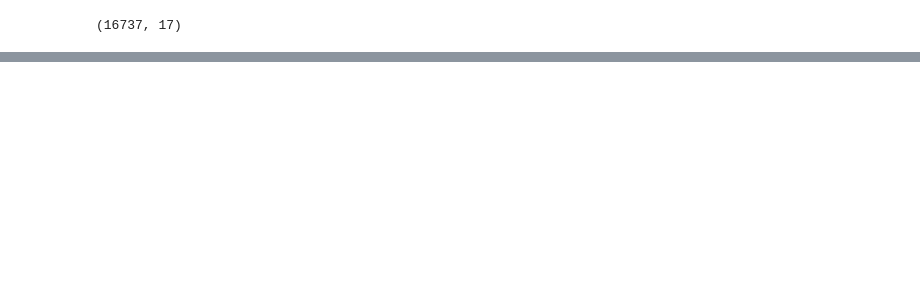
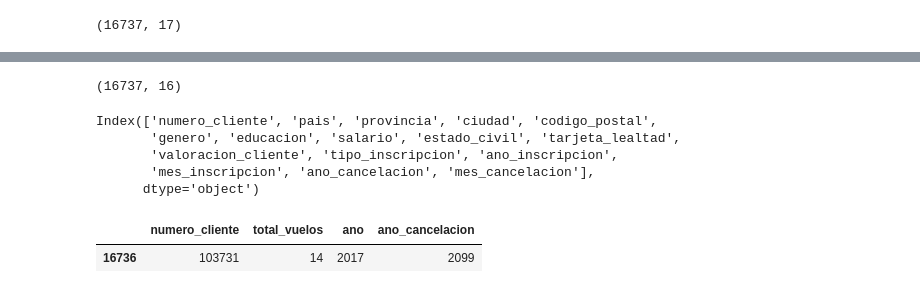
Before and after one commit to Adalab/bda-modulo-3-evaluacion-final-CarmenMoyano, a Jupyter notebook: Evaluacion.ipynb, the cells around one changed output, grey strips where cells are left out. Cells and saved outputs as stored; diff of their text form; code cells hidden in the pictures; blank space fills up the shorter version.

```diff
--- a/Evaluacion.ipynb
+++ b/Evaluacion.ipynb
@@ -354,0 +407,17 @@ df_unido.to_csv("Files/datos_limpio_unidos.csv", index=False)
+# %%
+df2.shape
+# %% [output]
+(16737, 16)
+# %%
+df2.columns
+# %% [output]
+Index(['numero_cliente', 'pais', 'provincia', 'ciudad', 'codigo_postal',
+       'genero', 'educacion', 'salario', 'estado_civil', 'tarjeta_lealtad',
+       'valoracion_cliente', 'tipo_inscripcion', 'ano_inscripcion',
+       'mes_inscripcion', 'ano_cancelacion', 'mes_cancelacion'],
+      dtype='object')
+# %%
+df_unido[["numero_cliente","total_vuelos", "ano", "ano_cancelacion"]].iloc[16736:16737]
+# %% [output]
+|  | numero_cliente | total_vuelos | ano | ano_cancelacion |
+| 16736 | 103731 | 14 | 2017 | 2099 |
```
Also changed, not shown: parts of 7 cells of this notebook, 8 other files.
